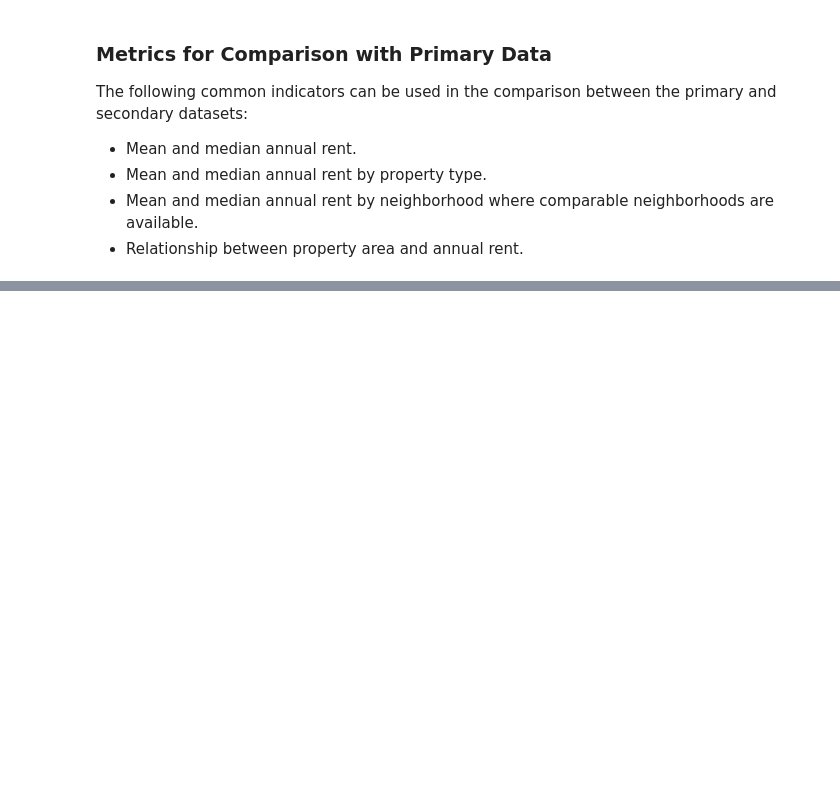
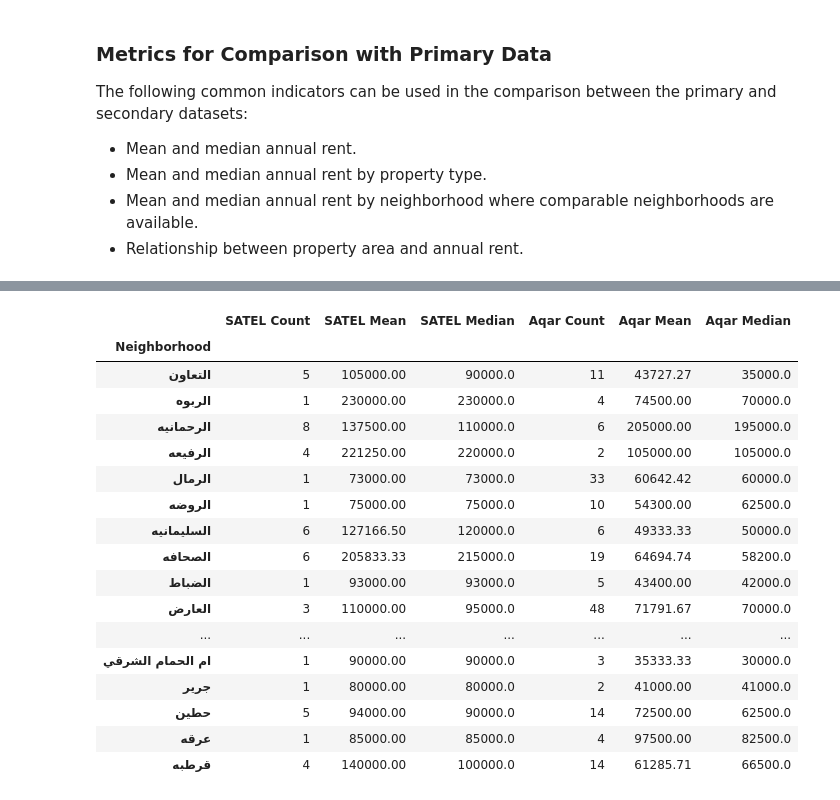
Before and after one commit to 1FATIMAH1/IT362, a Jupyter notebook: Phase2.ipynb, the cells around one changed output, grey strips where cells are left out. Saved outputs shown, nothing was run; the diff lists cells and outputs as text; code cells hidden in the pictures; blank space fills up the shorter version.

```diff
--- a/Phase2.ipynb
+++ b/Phase2.ipynb
@@ -1542,0 +1998,19 @@ rentals in Riyadh.
+# %%
+# Use the same property-type labels in both sources before comparing them.
+type_names = {
+    'Apartment': 'Apartments',
+    'Apartments': 'Apartments',
+    'Floor': 'Floor',
+    'Floors': 'Floor',
+    'Villa': 'Villas',
+    'Villas': 'Villas'
+}
+
+primary_comp['property_type'] = primary_comp['property_type'].replace(type_names)
+secondary_comp['property_type'] = secondary_comp['property_type'].replace(type_names)
+
+print("Primary property types:")
+print(primary_comp['property_type'].value_counts())
+print()
+print("Secondary property types:")
+print(secondary_comp['property_type'].value_counts())
@@ -1601,0 +2305,55 @@ These are hypotheses generated from exploratory analysis, not tested explanation
+# %%
+# Summarize annual rent for each comparable SATEL neighborhood.
+primary_neighborhoods = (
+    primary_comp
+    .dropna(subset=['comparison_neighborhood_key'])
+    .groupby('comparison_neighborhood_key')['annual_rent_sar']
+    .agg(['count', 'mean', 'median'])
+    .rename(columns={
+        'count': 'SATEL Count',
+        'mean': 'SATEL Mean',
+        'median': 'SATEL Median'
+    })
+)
+
+# Summarize annual rent for each comparable Aqar neighborhood.
+secondary_neighborhoods = (
+    secondary_comp
+    .dropna(subset=['comparison_neighborhood_key'])
+    .groupby('comparison_neighborhood_key')['annual_rent_sar']
+    .agg(['count', 'mean', 'median'])
+    .rename(columns={
+        'count': 'Aqar Count',
+        'mean': 'Aqar Mean',
+        'median': 'Aqar Median'
+    })
+)
+
+# Keep neighborhoods present in both sources and show their metrics side by side.
+shared_neighborhood_comparison = pd.concat(
+    [primary_neighborhoods, secondary_neighborhoods],
+    axis=1,
+    join='inner'
+).round(2)
+shared_neighborhood_comparison.index.name = 'Neighborhood'
+
+display(shared_neighborhood_comparison)
+# %% [output]
+|  | SATEL Count | SATEL Mean | SATEL Median | Aqar Count | Aqar Mean | Aqar Median |
+| Neighborhood |  |  |  |  |  |  |
+| التعاون | 5 | 105000.00 | 90000.0 | 11 | 43727.27 | 35000.0 |
+| الربوه | 1 | 230000.00 | 230000.0 | 4 | 74500.00 | 70000.0 |
+| الرحمانيه | 8 | 137500.00 | 110000.0 | 6 | 205000.00 | 195000.0 |
+| الرفيعه | 4 | 221250.00 | 220000.0 | 2 | 105000.00 | 105000.0 |
+| الرمال | 1 | 73000.00 | 73000.0 | 33 | 60642.42 | 60000.0 |
+| الروضه | 1 | 75000.00 | 75000.0 | 10 | 54300.00 | 62500.0 |
+| السليمانيه | 6 | 127166.50 | 120000.0 | 6 | 49333.33 | 50000.0 |
+| الصحافه | 6 | 205833.33 | 215000.0 | 19 | 64694.74 | 58200.0 |
+| الضباط | 1 | 93000.00 | 93000.0 | 5 | 43400.00 | 42000.0 |
+| العارض | 3 | 110000.00 | 95000.0 | 48 | 71791.67 | 70000.0 |
+| ... | ... | ... | ... | ... | ... | ... |
+| ام الحمام الشرقي | 1 | 90000.00 | 90000.0 | 3 | 35333.33 | 30000.0 |
+| جرير | 1 | 80000.00 | 80000.0 | 2 | 41000.00 | 41000.0 |
+| حطين | 5 | 94000.00 | 90000.0 | 14 | 72500.00 | 62500.0 |
+| عرقه | 1 | 85000.00 | 85000.0 | 4 | 97500.00 | 82500.0 |
+| قرطبه | 4 | 140000.00 | 100000.0 | 14 | 61285.71 | 66500.0 |
```
Also changed, not shown: parts of 103 cells of this notebook.
